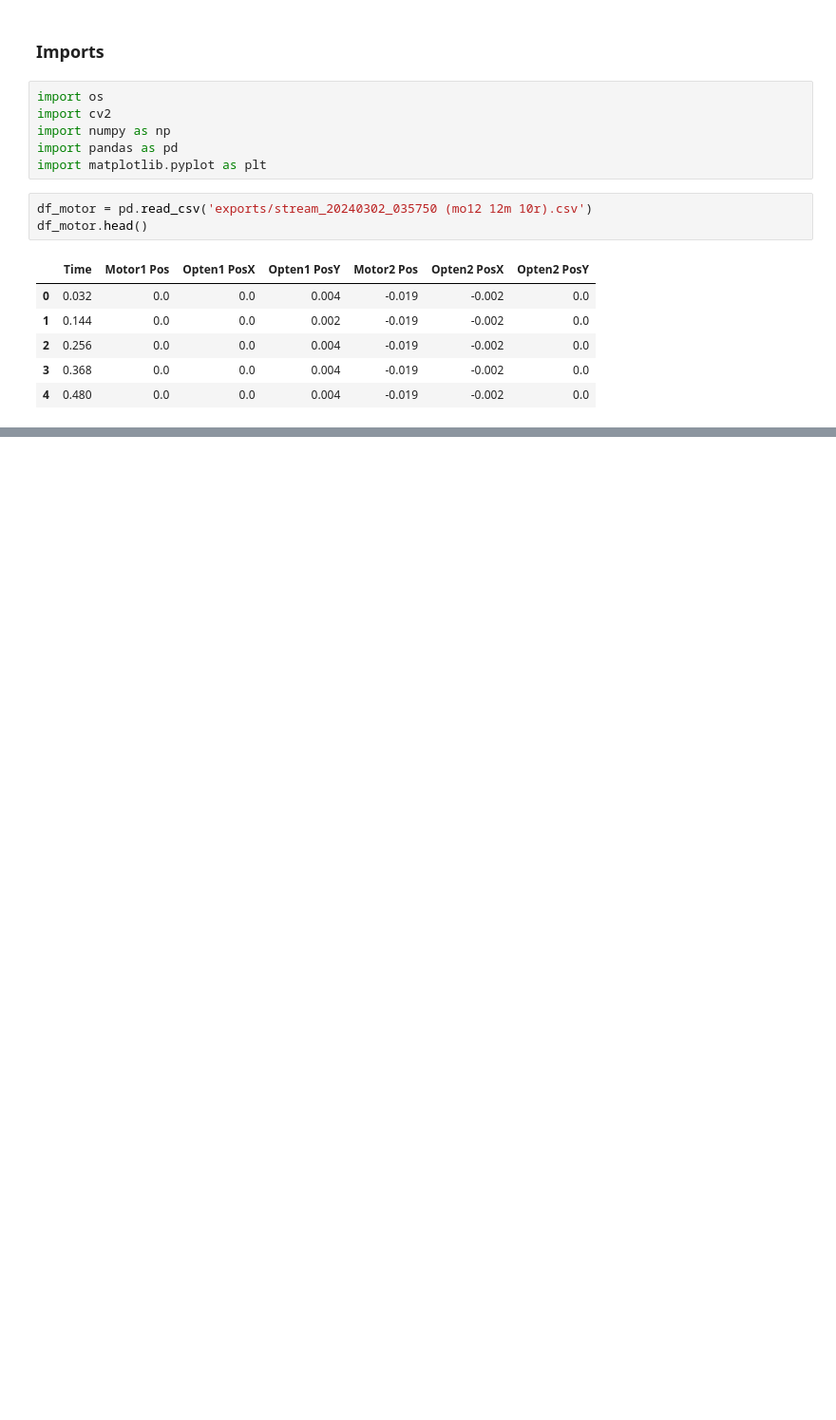
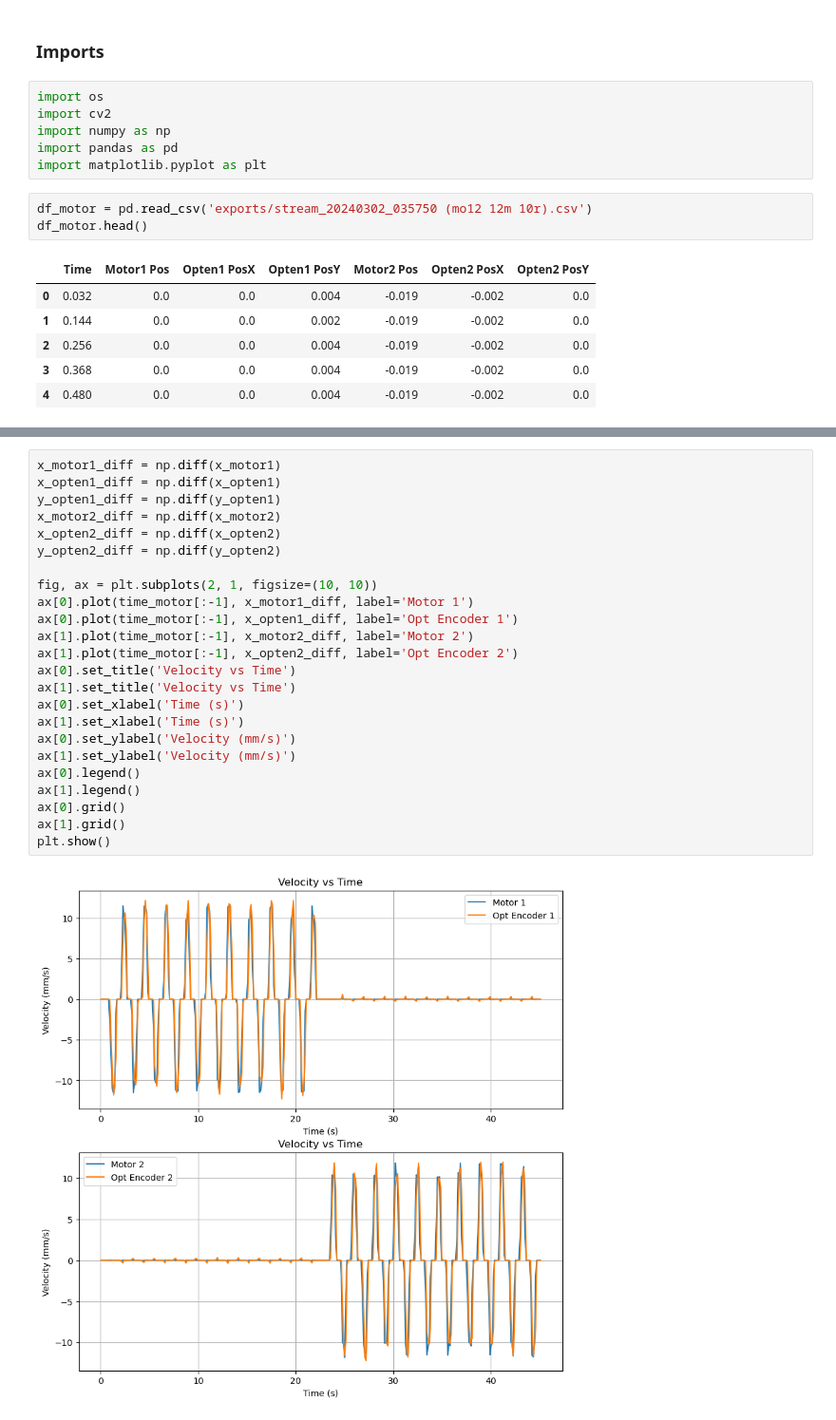
Before and after one commit to ryanlleung/PBN-Control, a Jupyter notebook: data_reader.ipynb, the cells around one changed output, grey strips where cells are left out. Shown at 95% size. Drawn from its saved outputs; the diff is of its cells as text; blank space fills up the shorter version.

```diff
--- a/data_reader.ipynb
+++ b/data_reader.ipynb
@@ -45,0 +46,26 @@ plt.show()
+# %%
+x_motor1_diff = np.diff(x_motor1)
+x_opten1_diff = np.diff(x_opten1)
+y_opten1_diff = np.diff(y_opten1)
+x_motor2_diff = np.diff(x_motor2)
+x_opten2_diff = np.diff(x_opten2)
+y_opten2_diff = np.diff(y_opten2)
+
+fig, ax = plt.subplots(2, 1, figsize=(10, 10))
+ax[0].plot(time_motor[:-1], x_motor1_diff, label='Motor 1')
+ax[0].plot(time_motor[:-1], x_opten1_diff, label='Opt Encoder 1')
+ax[1].plot(time_motor[:-1], x_motor2_diff, label='Motor 2')
+ax[1].plot(time_motor[:-1], x_opten2_diff, label='Opt Encoder 2')
+ax[0].set_title('Velocity vs Time')
+ax[1].set_title('Velocity vs Time')
+ax[0].set_xlabel('Time (s)')
+ax[1].set_xlabel('Time (s)')
+ax[0].set_ylabel('Velocity (mm/s)')
+ax[1].set_ylabel('Velocity (mm/s)')
+ax[0].legend()
+ax[1].legend()
+ax[0].grid()
+ax[1].grid()
+plt.show()
+# %% [output]
+[figure, added]
```
Also changed, not shown: parts of 2 cells of this notebook, 4 other files.
